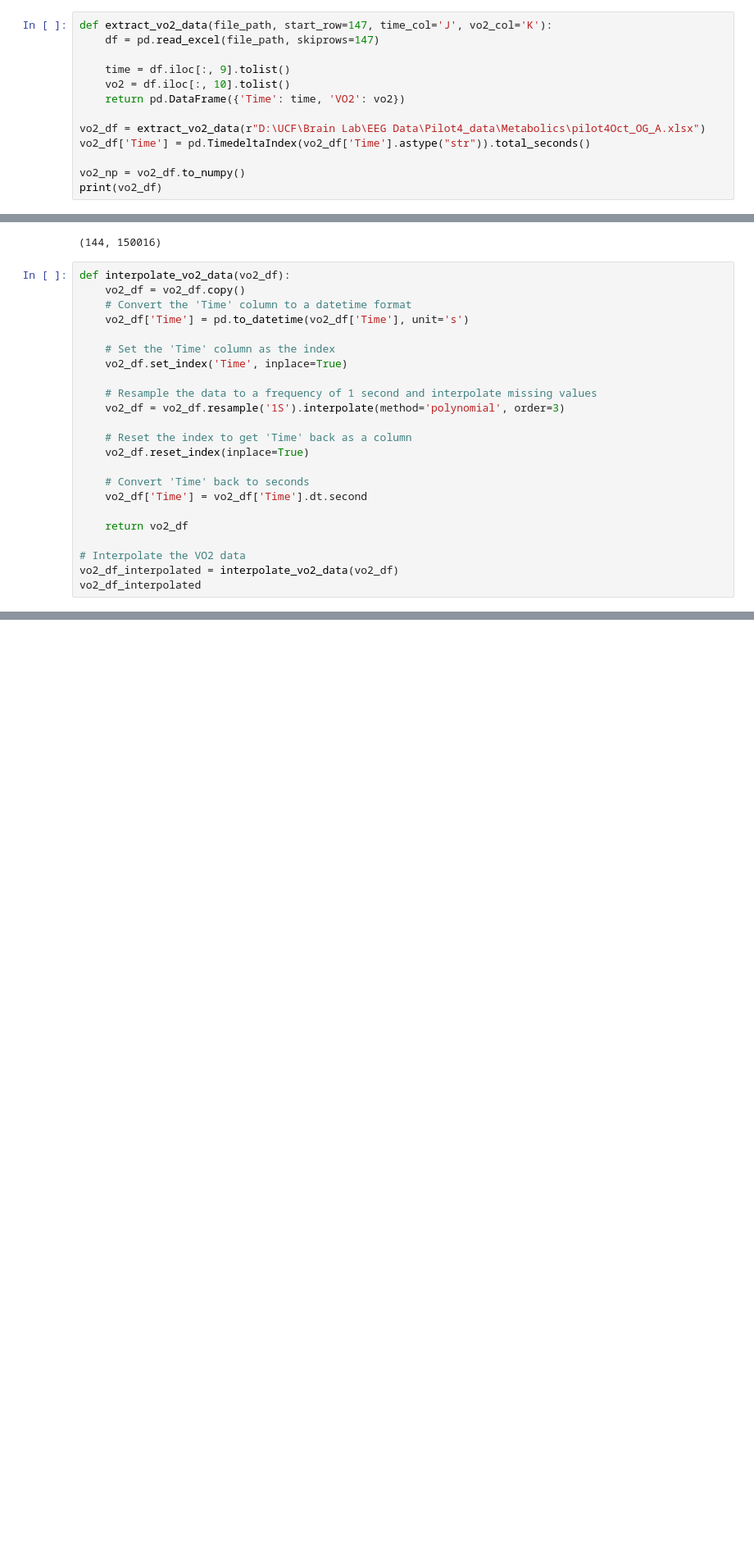
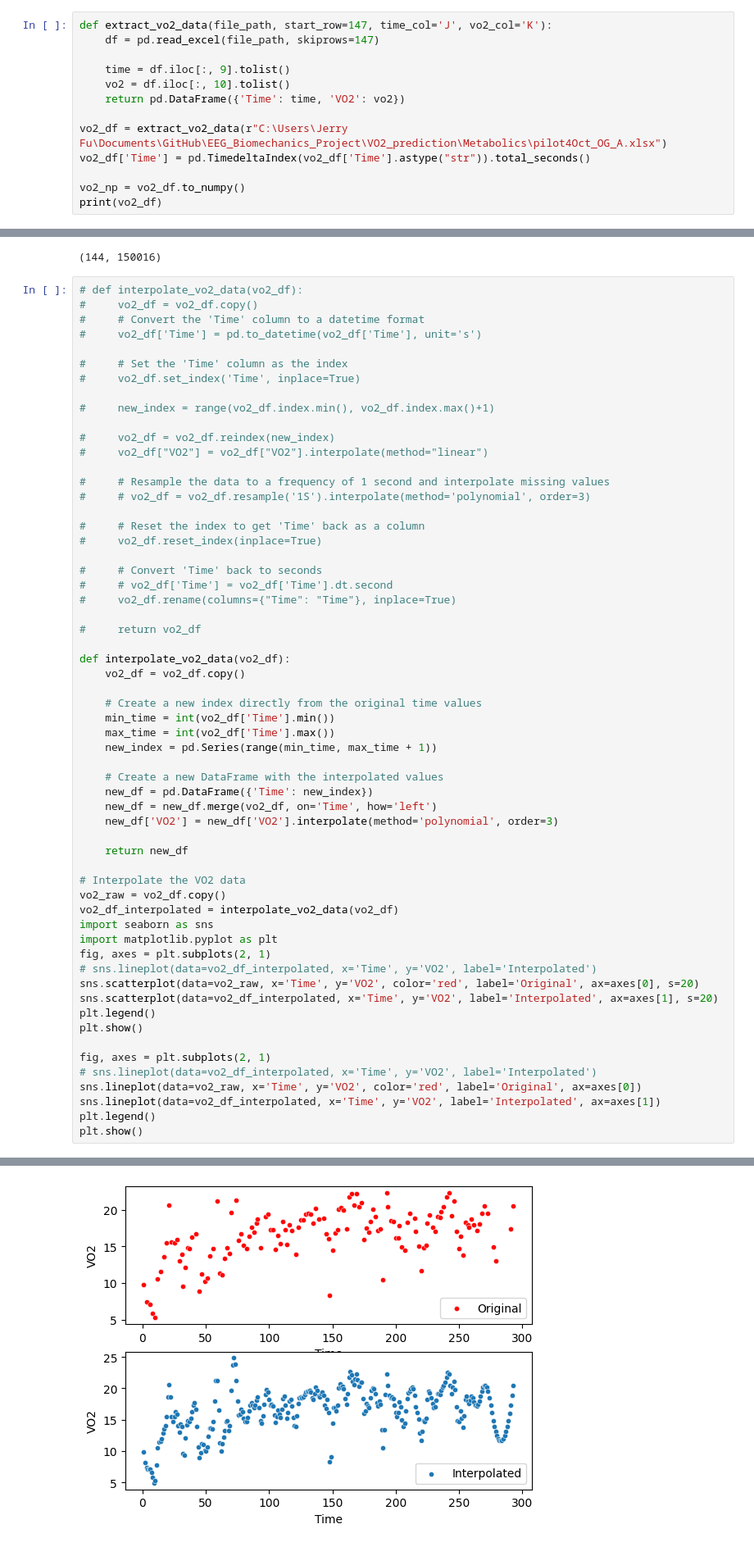
Before and after one commit to jiruifu/EEG_Biomechanics_Project, a Jupyter notebook: VO2_prediction/prediction.ipynb, the cells around one changed output, grey strips where cells are left out. Shown: that part at 82% size. Cells and saved outputs as stored; diff of their text form; blank space fills up the shorter version.

```diff
--- a/VO2_prediction/prediction.ipynb
+++ b/VO2_prediction/prediction.ipynb
@@ -11,7 +11,7 @@ def extract_vo2_data(file_path, start_row=147, time_col='J', vo2_col='K'):
     vo2 = df.iloc[:, 10].tolist()
     return pd.DataFrame({'Time': time, 'VO2': vo2})
 
-vo2_df = extract_vo2_data(r"D:\UCF\Brain Lab\EEG Data\Pilot4_data\Metabolics\pilot4Oct_OG_A.xlsx")
+vo2_df = extract_vo2_data(r"C:\Users\Jerry Fu\Documents\GitHub\EEG_Biomechanics_Project\VO2_prediction\Metabolics\pilot4Oct_OG_A.xlsx")
 vo2_df['Time'] = pd.TimedeltaIndex(vo2_df['Time'].astype("str")).total_seconds()
 
 vo2_np = vo2_df.to_numpy()
@@ -58,26 +58,62 @@ raw_data_trimmed.get_data().shape
 New duration: 292.998046875 seconds
 (144, 150016)
 # %%
+# def interpolate_vo2_data(vo2_df):
+#     vo2_df = vo2_df.copy()
+#     # Convert the 'Time' column to a datetime format
+#     vo2_df['Time'] = pd.to_datetime(vo2_df['Time'], unit='s')
+
+#     # Set the 'Time' column as the index
+#     vo2_df.set_index('Time', inplace=True)
+
+#     new_index = range(vo2_df.index.min(), vo2_df.index.max()+1)
+
+#     vo2_df = vo2_df.reindex(new_index)
+#     vo2_df["VO2"] = vo2_df["VO2"].interpolate(method="linear")
+
+#     # Resample the data to a frequency of 1 second and interpolate missing values
+#     # vo2_df = vo2_df.resample('1S').interpolate(method='polynomial', order=3)
+
+#     # Reset the index to get 'Time' back as a column
+#     vo2_df.reset_index(inplace=True)
+
+#     # Convert 'Time' back to seconds
+#     # vo2_df['Time'] = vo2_df['Time'].dt.second
+#     vo2_df.rename(columns={"Time": "Time"}, inplace=True)
+
+#     return vo2_df
+
 def interpolate_vo2_data(vo2_df):
     vo2_df = vo2_df.copy()
-    # Convert the 'Time' column to a datetime format
-    vo2_df['Time'] = pd.to_datetime(vo2_df['Time'], unit='s')
 
-    # Set the 'Time' column as the index
-    vo2_df.set_index('Time', inplace=True)
+    # Create a new index directly from the original time values
+    min_time = int(vo2_df['Time'].min())
+    max_time = int(vo2_df['Time'].max())
+    new_index = pd.Series(range(min_time, max_time + 1))
 
-    # Resample the data to a frequency of 1 second and interpolate missing values
-    vo2_df = vo2_df.resample('1S').interpolate(method='polynomial', order=3)
+    # Create a new DataFrame with the interpolated values
+    new_df = pd.DataFrame({'Time': new_index})
+    new_df = new_df.merge(vo2_df, on='Time', how='left')
+    new_df['VO2'] = new_df['VO2'].interpolate(method='polynomial', order=3)
 
-    # Reset the index to get 'Time' back as a column
-    vo2_df.reset_index(inplace=True)
-
-    # Convert 'Time' back to seconds
-    vo2_df['Time'] = vo2_df['Time'].dt.second
-
-    return vo2_df
+    return new_df
 
 # Interpolate the VO2 data
+vo2_raw = vo2_df.copy()
 vo2_df_interpolated = interpolate_vo2_data(vo2_df)
-vo2_df_interpolated
+import seaborn as sns
+import matplotlib.pyplot as plt
+fig, axes = plt.subplots(2, 1)
+# sns.lineplot(data=vo2_df_interpolated, x='Time', y='VO2', label='Interpolated')
+sns.scatterplot(data=vo2_raw, x='Time', y='VO2', color='red', label='Original', ax=axes[0], s=20)
+sns.scatterplot(data=vo2_df_interpolated, x='Time', y='VO2', label='Interpolated', ax=axes[1], s=20)
+plt.legend()
+plt.show()
+
+fig, axes = plt.subplots(2, 1)
+# sns.lineplot(data=vo2_df_interpolated, x='Time', y='VO2', label='Interpolated')
+sns.lineplot(data=vo2_raw, x='Time', y='VO2', color='red', label='Original', ax=axes[0])
+sns.lineplot(data=vo2_df_interpolated, x='Time', y='VO2', label='Interpolated', ax=axes[1])
+plt.legend()
+plt.show()
 # %% [output]
@@ -96,0 +120 @@ vo2_df_interpolated
+[figure, added]
```
Also changed, not shown: parts of 3 cells of this notebook, 1 other file.
